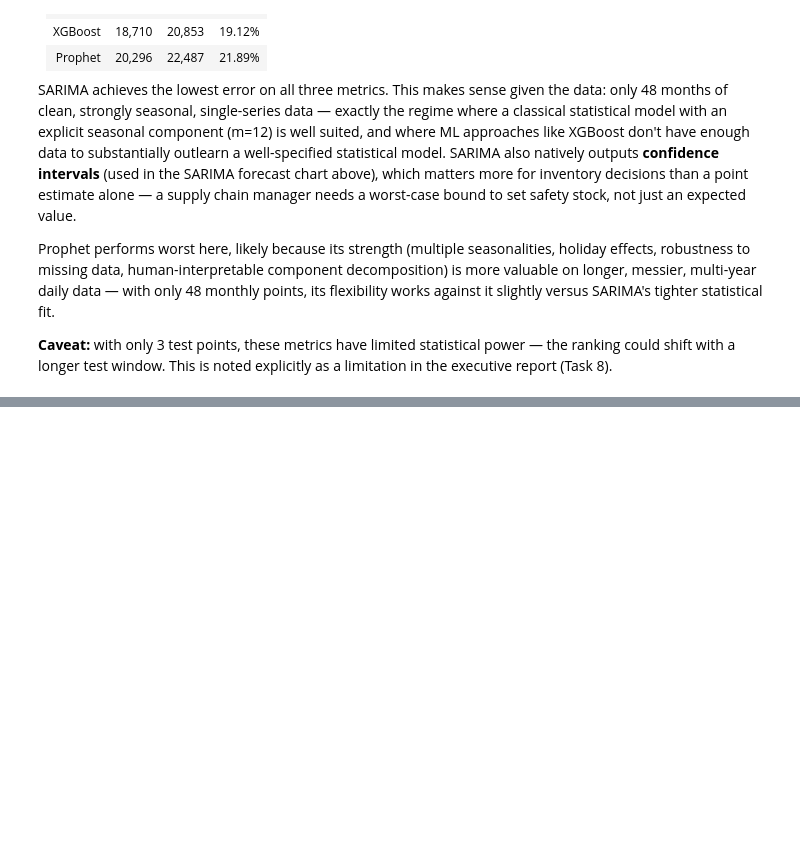
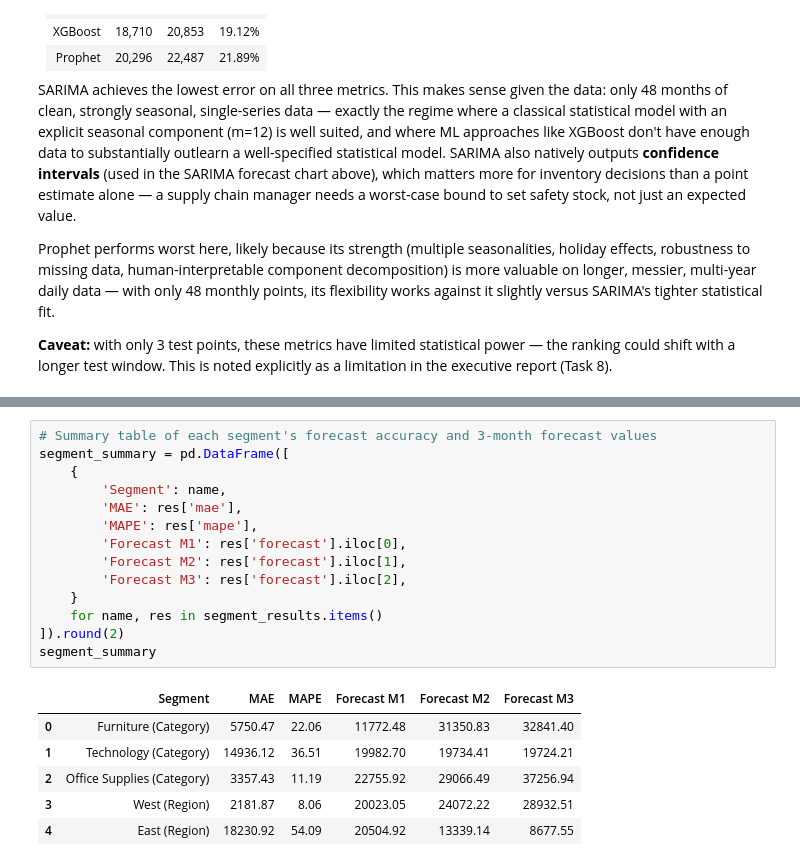
Before and after one commit to krtechie/sales-forecasting, a Jupyter notebook: analysis.ipynb, the cells around one changed output, grey strips where cells are left out. Cells and saved outputs as stored; diff of their text form; blank space fills up the shorter version.

```diff
--- a/analysis.ipynb
+++ b/analysis.ipynb
@@ -812,0 +925,21 @@ executive report (Task 8).
+# %%
+# Summary table of each segment's forecast accuracy and 3-month forecast values
+segment_summary = pd.DataFrame([
+    {
+        'Segment': name,
+        'MAE': res['mae'],
+        'MAPE': res['mape'],
+        'Forecast M1': res['forecast'].iloc[0],
+        'Forecast M2': res['forecast'].iloc[1],
+        'Forecast M3': res['forecast'].iloc[2],
+    }
+    for name, res in segment_results.items()
+]).round(2)
+segment_summary
+# %% [output]
+|  | Segment | MAE | MAPE | Forecast M1 | Forecast M2 | Forecast M3 |
+| 0 | Furniture (Category) | 5750.47 | 22.06 | 11772.48 | 31350.83 | 32841.40 |
+| 1 | Technology (Category) | 14936.12 | 36.51 | 19982.70 | 19734.41 | 19724.21 |
+| 2 | Office Supplies (Category) | 3357.43 | 11.19 | 22755.92 | 29066.49 | 37256.94 |
+| 3 | West (Region) | 2181.87 | 8.06 | 20023.05 | 24072.22 | 28932.51 |
+| 4 | East (Region) | 18230.92 | 54.09 | 20504.92 | 13339.14 | 8677.55 |
```
Also changed, not shown: parts of 8 cells of this notebook, 3 other files.
